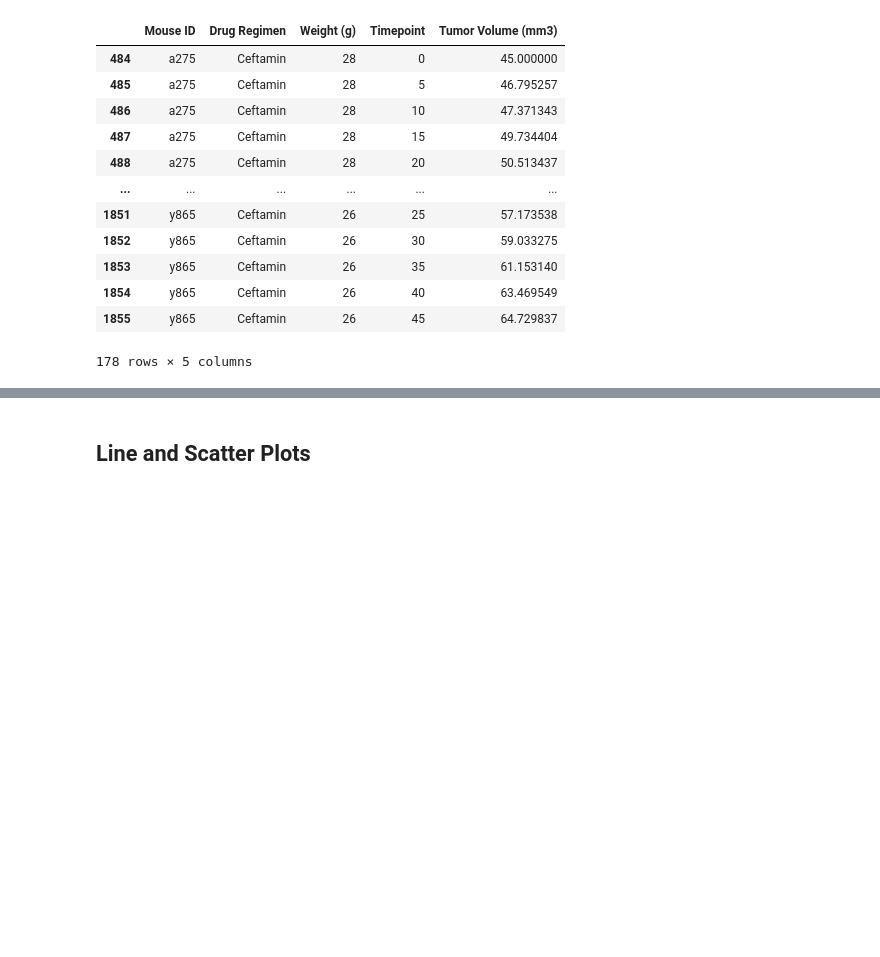
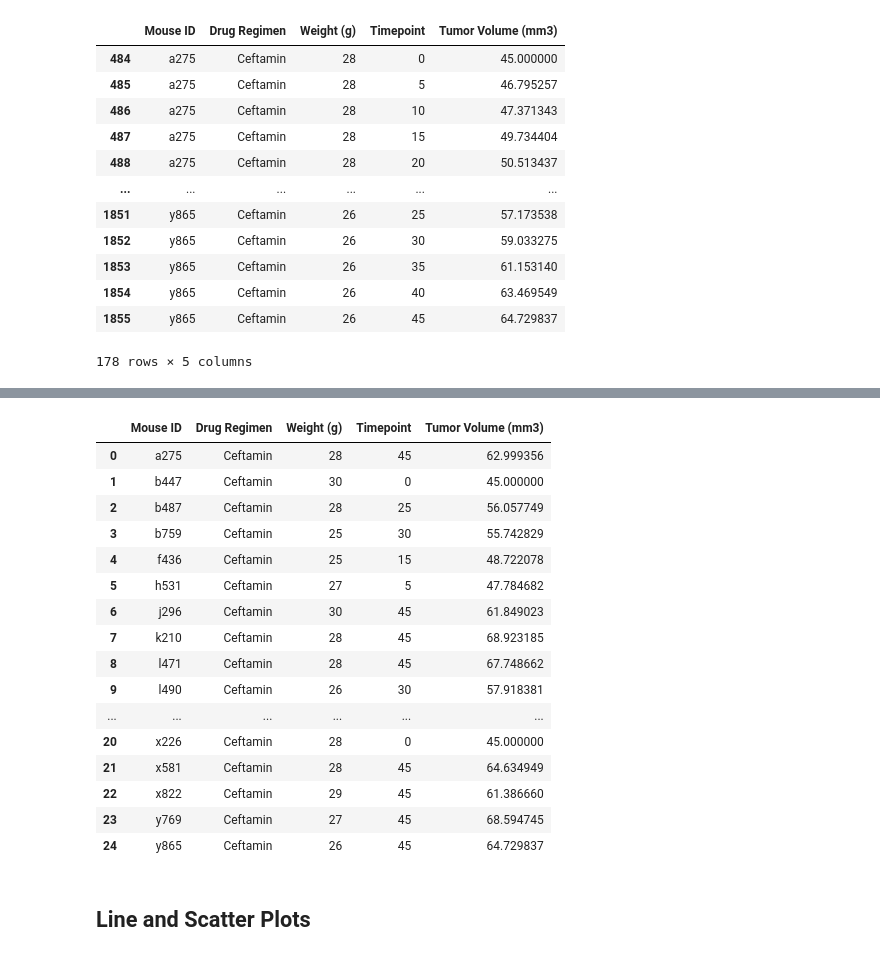
Before and after one commit to nicpie-bit/Mouse-Tumor-Analysis-Matplotlib, a Jupyter notebook: PowerOfPlots/pymaceuticals_starter.ipynb, the cells around one changed output, grey strips where cells are left out. Cells and saved outputs as stored; diff of their text form; code cells hidden in the pictures; blank space fills up the shorter version.

```diff
--- a/PowerOfPlots/pymaceuticals_starter.ipynb
+++ b/PowerOfPlots/pymaceuticals_starter.ipynb
@@ -227,3 +257,29 @@ ceftamin_df
+# %%
+# Start by getting the last (greatest) timepoint for each mouse
+last_ceftamin = ceftamin_df.groupby("Mouse ID").max()["Timepoint"]
+grouped_ceftamin = pd.DataFrame(last_ceftamin)
+grouped_ceftamin
+# Merge this group df with the original dataframe to get the tumor volume at the last timepoint
+combined_ceftamin_data_df = pd.merge(ceftamin_df, grouped_ceftamin, on=("Mouse ID", "Timepoint"))
+combined_ceftamin_data_df
+# %% [output]
+|  | Mouse ID | Drug Regimen | Weight (g) | Timepoint | Tumor Volume (mm3) |
+| 0 | a275 | Ceftamin | 28 | 45 | 62.999356 |
+| 1 | b447 | Ceftamin | 30 | 0 | 45.000000 |
+| 2 | b487 | Ceftamin | 28 | 25 | 56.057749 |
+| 3 | b759 | Ceftamin | 25 | 30 | 55.742829 |
+| 4 | f436 | Ceftamin | 25 | 15 | 48.722078 |
+| 5 | h531 | Ceftamin | 27 | 5 | 47.784682 |
+| 6 | j296 | Ceftamin | 30 | 45 | 61.849023 |
+| 7 | k210 | Ceftamin | 28 | 45 | 68.923185 |
+| 8 | l471 | Ceftamin | 28 | 45 | 67.748662 |
+| 9 | l490 | Ceftamin | 26 | 30 | 57.918381 |
+| ... | ... | ... | ... | ... | ... |
+| 20 | x226 | Ceftamin | 28 | 0 | 45.000000 |
+| 21 | x581 | Ceftamin | 28 | 45 | 64.634949 |
+| 22 | x822 | Ceftamin | 29 | 45 | 61.386660 |
+| 23 | y769 | Ceftamin | 27 | 45 | 68.594745 |
+| 24 | y865 | Ceftamin | 26 | 45 | 64.729837 |
 # %%
 # Put treatments into a list for for loop (and later for plot labels)
 
```
Also changed, not shown: parts of 8 cells of this notebook.
